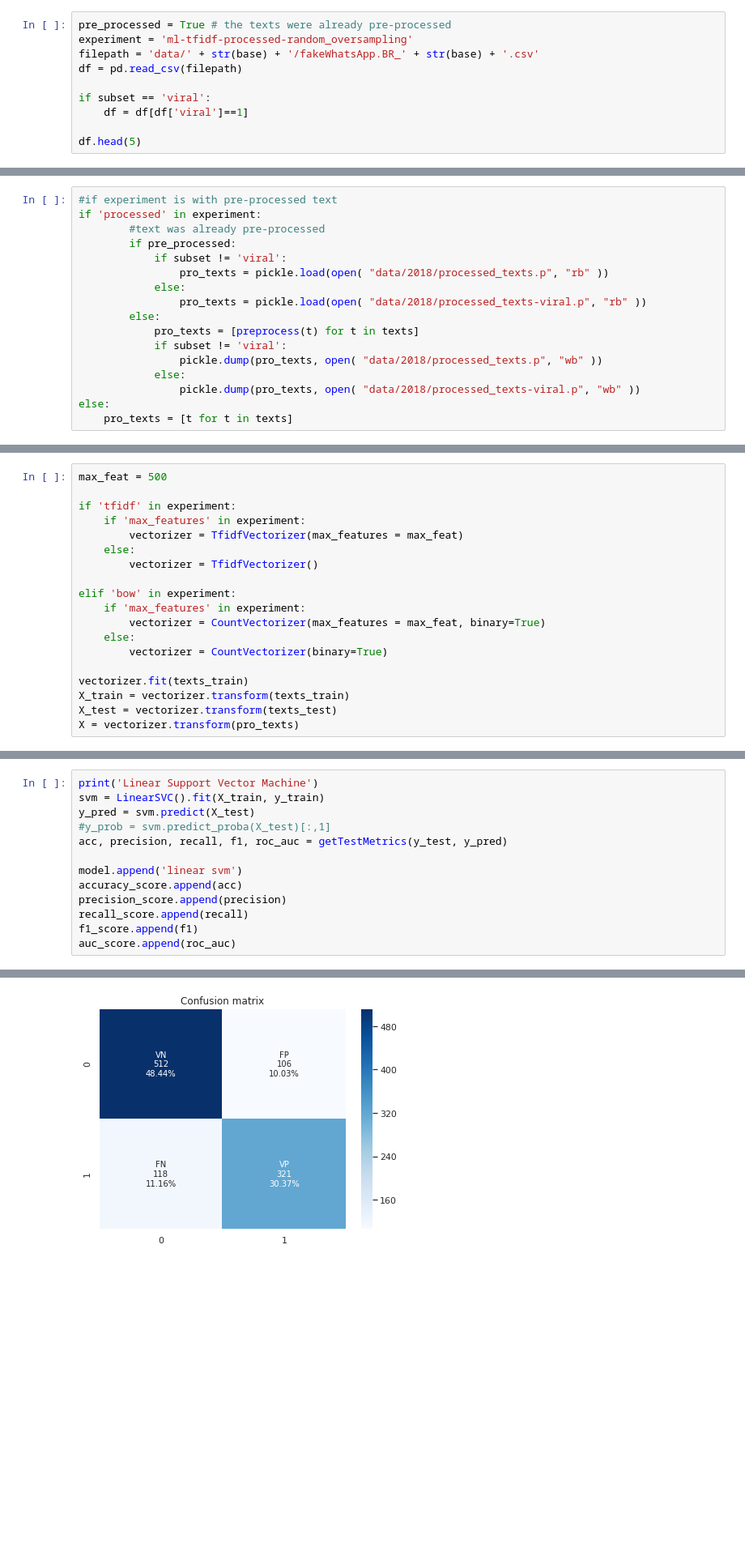
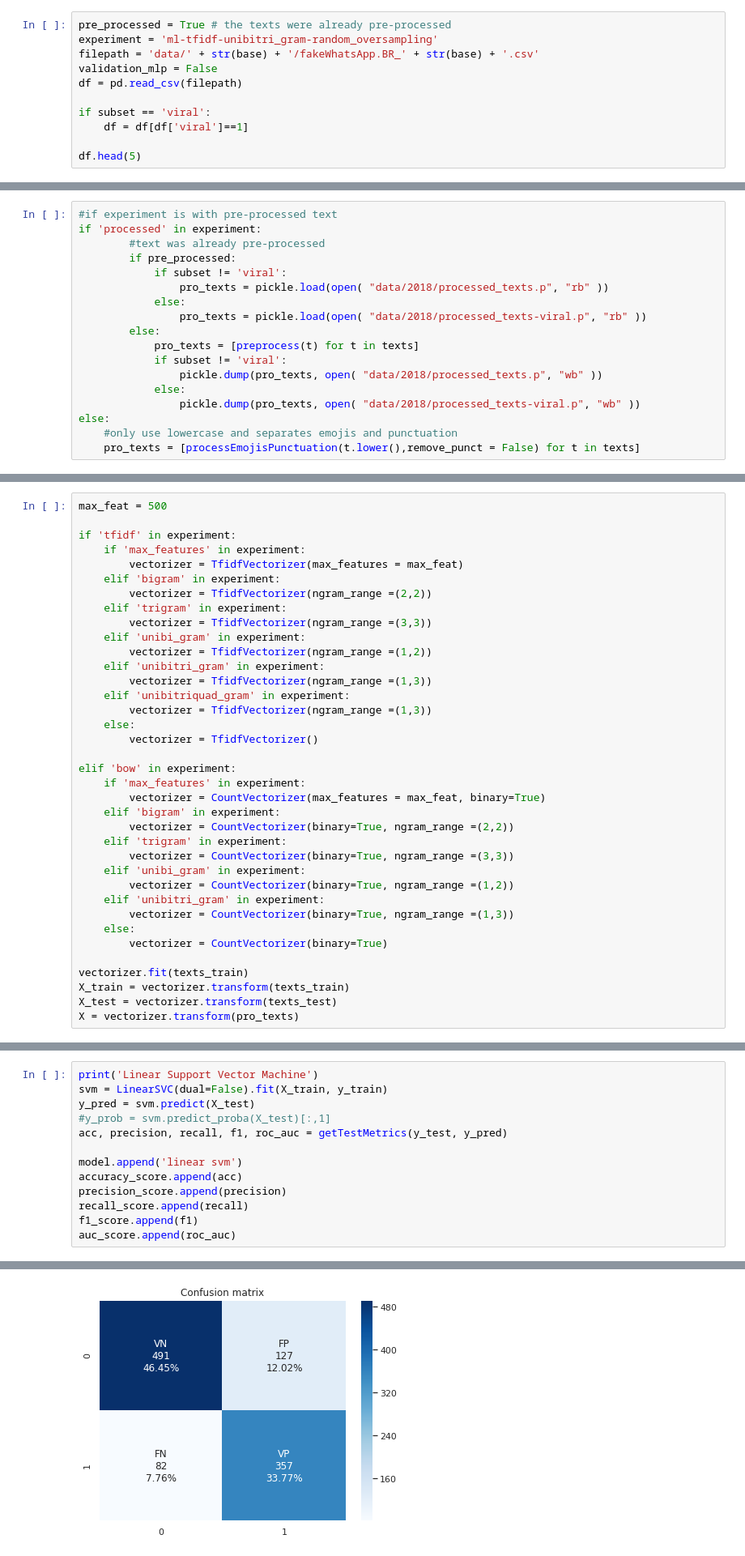
Before and after one commit to cabrau/FakeWhatsApp.Br, a Jupyter notebook: 5 - misinformation detection ml bow.ipynb, the cells around one changed output, grey strips where cells are left out. Shown at 81% size. Saved outputs shown, nothing was run; the diff lists cells and outputs as text; blank space fills up the shorter version.

Commit message:
ngram and svm tunning

```diff
--- a/5 - misinformation detection ml bow.ipynb
+++ b/5 - misinformation detection ml bow.ipynb
@@ -148,8 +152,9 @@ df_best.style.background_gradient(cmap='Blues')
 # Begin experiment
 # %%
 pre_processed = True # the texts were already pre-processed
-experiment = 'ml-tfidf-processed-random_oversampling'
+experiment = 'ml-tfidf-unibitri_gram-random_oversampling'
 filepath = 'data/' + str(base) + '/fakeWhatsApp.BR_' + str(base) + '.csv'
+validation_mlp = False
 df = pd.read_csv(filepath)
 
 if subset == 'viral':
@@ -340,7 +345,8 @@ if 'processed' in experiment:
             else:
                 pickle.dump(pro_texts, open( "data/2018/processed_texts-viral.p", "wb" ))
 else:
-    pro_texts = [t for t in texts]
+    #only use lowercase and separates emojis and punctuation
+    pro_texts = [processEmojisPunctuation(t.lower(),remove_punct = False) for t in texts]
 # %%
 list(zip(pro_texts[0:10], texts[0:10]))
 # %% [output]
@@ -387,12 +393,30 @@ max_feat = 500
 if 'tfidf' in experiment:
     if 'max_features' in experiment:
         vectorizer = TfidfVectorizer(max_features = max_feat)
+    elif 'bigram' in experiment:
+        vectorizer = TfidfVectorizer(ngram_range =(2,2))
+    elif 'trigram' in experiment:
+        vectorizer = TfidfVectorizer(ngram_range =(3,3))
+    elif 'unibi_gram' in experiment:
+        vectorizer = TfidfVectorizer(ngram_range =(1,2))
+    elif 'unibitri_gram' in experiment:
+        vectorizer = TfidfVectorizer(ngram_range =(1,3))
+    elif 'unibitriquad_gram' in experiment:
+        vectorizer = TfidfVectorizer(ngram_range =(1,3))
     else:
         vectorizer = TfidfVectorizer()
 
 elif 'bow' in experiment:
     if 'max_features' in experiment:
         vectorizer = CountVectorizer(max_features = max_feat, binary=True)
+    elif 'bigram' in experiment:
+        vectorizer = CountVectorizer(binary=True, ngram_range =(2,2))
+    elif 'trigram' in experiment:
+        vectorizer = CountVectorizer(binary=True, ngram_range =(3,3))
+    elif 'unibi_gram' in experiment:
+        vectorizer = CountVectorizer(binary=True, ngram_range =(1,2))
+    elif 'unibitri_gram' in experiment:
+        vectorizer = CountVectorizer(binary=True, ngram_range =(1,3))
     else:
         vectorizer = CountVectorizer(binary=True)
 
@@ -540,6 +568,6 @@ AUC:  0.8545864018695034
 # %%
 print('Linear Support Vector Machine')
-svm = LinearSVC().fit(X_train, y_train)
+svm = LinearSVC(dual=False).fit(X_train, y_train)
 y_pred = svm.predict(X_test)
 #y_prob = svm.predict_proba(X_test)[:,1]
 acc, precision, recall, f1, roc_auc = getTestMetrics(y_test, y_pred)
@@ -563,4 +591,4 @@ weighted avg       0.79      0.79      0.79      1057
-[figure, old version]
+[figure, new version]
 # %%
 print('KNN')
 rf = KNeighborsClassifier().fit(X_train, y_train)
```
Also changed, not shown: parts of 36 cells of this notebook, 8 other files.
